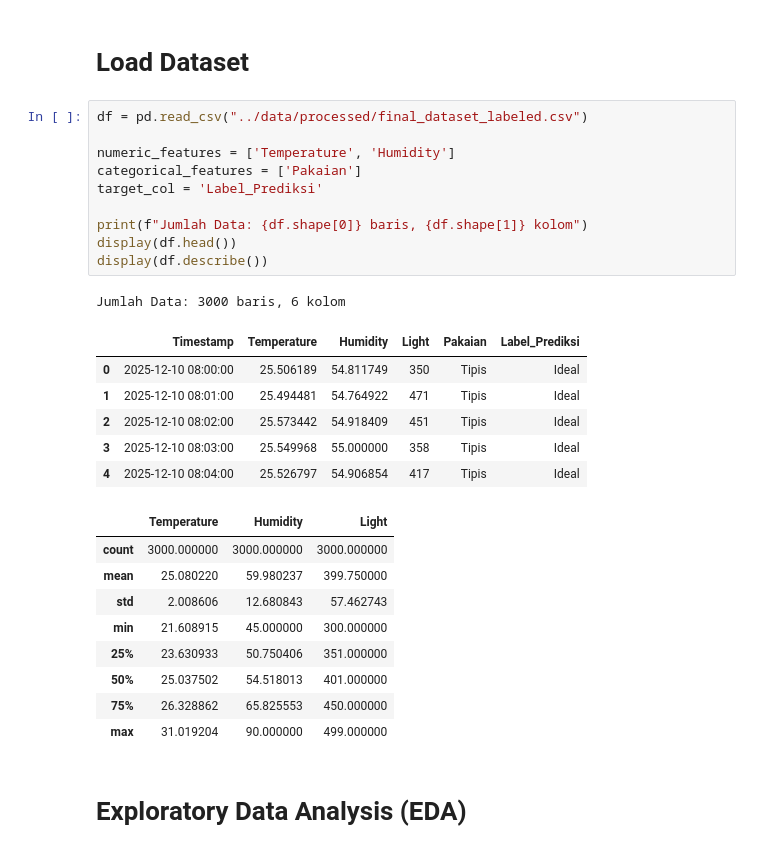
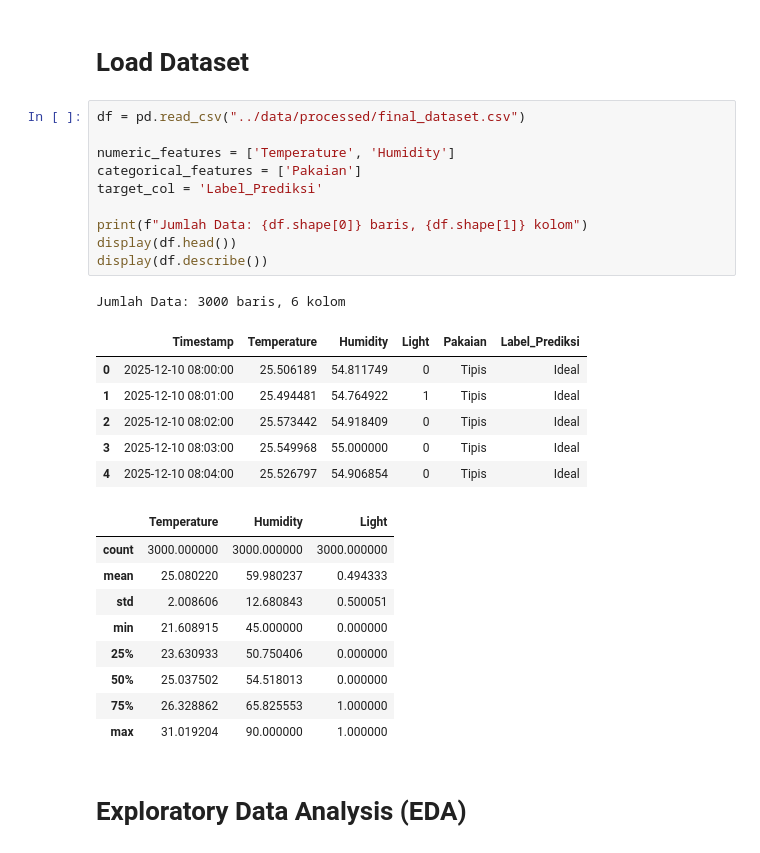
Before and after one commit to Rusmn/SIC7_SMART-WELLNESS-AND-STUDY-COMPANION, a Jupyter notebook: analysis/Notebook_SIC7.ipynb, the cells around one changed output. Drawn from its saved outputs; the diff is of its cells as text.

```diff
--- a/analysis/Notebook_SIC7.ipynb
+++ b/analysis/Notebook_SIC7.ipynb
@@ -53,32 +53,32 @@ warnings.filterwarnings('ignore')
 # %% [markdown]
 # **Load Dataset**
 # %%
-df = pd.read_csv("../data/processed/final_dataset_labeled.csv")
+df = pd.read_csv("../data/processed/final_dataset.csv")
 
 numeric_features = ['Temperature', 'Humidity']
 categorical_features = ['Pakaian']
 target_col = 'Label_Prediksi'
 
 print(f"Jumlah Data: {df.shape[0]} baris, {df.shape[1]} kolom")
 display(df.head())
 display(df.describe())
 # %% [output]
 Jumlah Data: 3000 baris, 6 kolom
 |  | Timestamp | Temperature | Humidity | Light | Pakaian | Label_Prediksi |
-| 0 | 2025-12-10 08:00:00 | 25.506189 | 54.811749 | 350 | Tipis | Ideal |
-| 1 | 2025-12-10 08:01:00 | 25.494481 | 54.764922 | 471 | Tipis | Ideal |
-| 2 | 2025-12-10 08:02:00 | 25.573442 | 54.918409 | 451 | Tipis | Ideal |
-| 3 | 2025-12-10 08:03:00 | 25.549968 | 55.000000 | 358 | Tipis | Ideal |
-| 4 | 2025-12-10 08:04:00 | 25.526797 | 54.906854 | 417 | Tipis | Ideal |
+| 0 | 2025-12-10 08:00:00 | 25.506189 | 54.811749 | 0 | Tipis | Ideal |
+| 1 | 2025-12-10 08:01:00 | 25.494481 | 54.764922 | 1 | Tipis | Ideal |
+| 2 | 2025-12-10 08:02:00 | 25.573442 | 54.918409 | 0 | Tipis | Ideal |
+| 3 | 2025-12-10 08:03:00 | 25.549968 | 55.000000 | 0 | Tipis | Ideal |
+| 4 | 2025-12-10 08:04:00 | 25.526797 | 54.906854 | 0 | Tipis | Ideal |
 |  | Temperature | Humidity | Light |
 | count | 3000.000000 | 3000.000000 | 3000.000000 |
-| mean | 25.080220 | 59.980237 | 399.750000 |
-| std | 2.008606 | 12.680843 | 57.462743 |
-| min | 21.608915 | 45.000000 | 300.000000 |
-| 25% | 23.630933 | 50.750406 | 351.000000 |
-| 50% | 25.037502 | 54.518013 | 401.000000 |
-| 75% | 26.328862 | 65.825553 | 450.000000 |
-| max | 31.019204 | 90.000000 | 499.000000 |
+| mean | 25.080220 | 59.980237 | 0.494333 |
+| std | 2.008606 | 12.680843 | 0.500051 |
+| min | 21.608915 | 45.000000 | 0.000000 |
+| 25% | 23.630933 | 50.750406 | 0.000000 |
+| 50% | 25.037502 | 54.518013 | 0.000000 |
+| 75% | 26.328862 | 65.825553 | 1.000000 |
+| max | 31.019204 | 90.000000 | 1.000000 |
 # %% [markdown]
 # **Exploratory Data Analysis (EDA)**
 # %%
```
Also changed, not shown: parts of 3 cells of this notebook, 3 other files.
